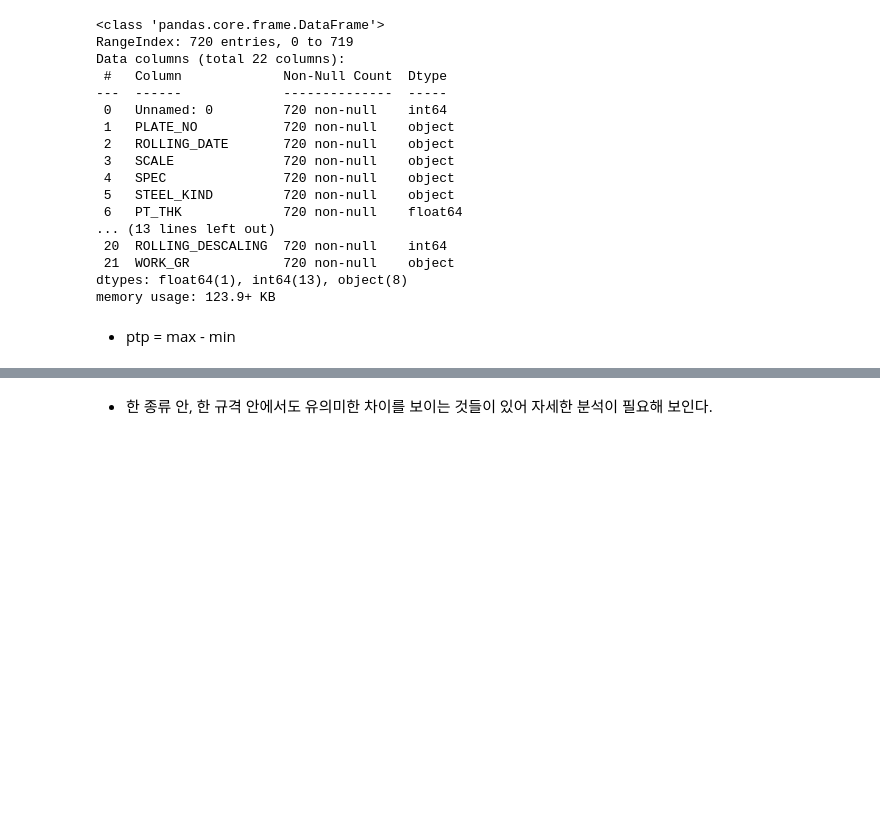
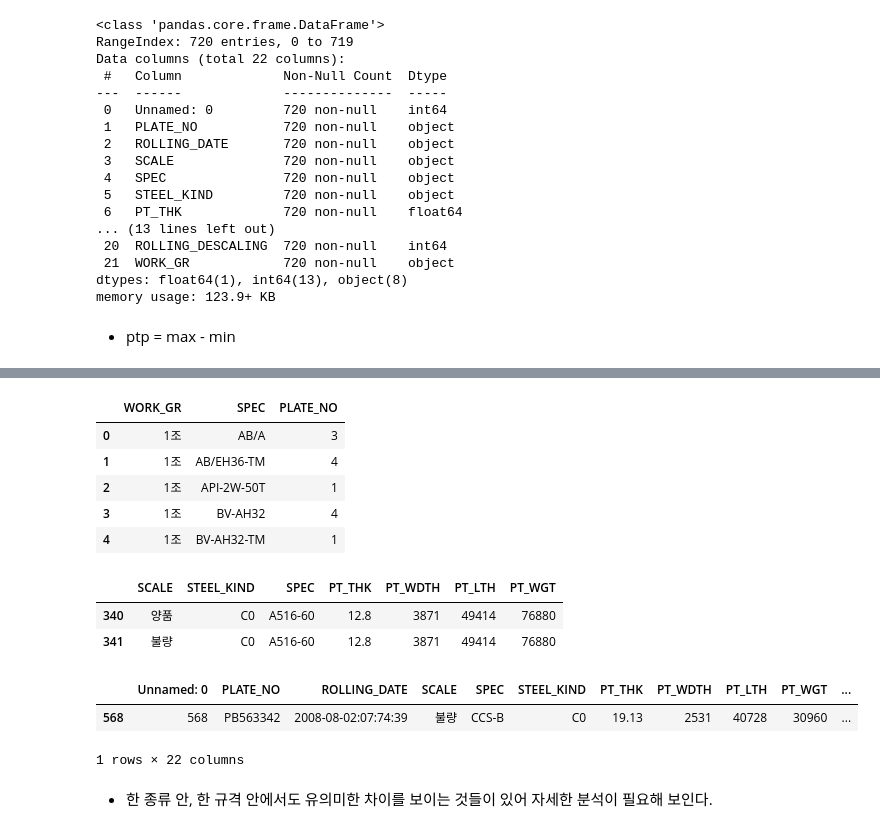
Before and after one commit to Liamns/steel_project, a Jupyter notebook: mg_project.ipynb, the cells around one changed output, grey strips where cells are left out. Saved outputs shown, nothing was run; the diff lists cells and outputs as text; code cells hidden in the pictures; blank space fills up the shorter version.

```diff
--- a/mg_project.ipynb
+++ b/mg_project.ipynb
@@ -55,0 +107,10 @@ C0         A283-C         8.09      844   12163   42770           16           1
+# %%
+group01=steel.groupby(['WORK_GR','SPEC'], as_index=False)[['PLATE_NO']].count()
+group01.head(5)
+# %% [output]
+|  | WORK_GR | SPEC | PLATE_NO |
+| 0 | 1조 | AB/A | 3 |
+| 1 | 1조 | AB/EH36-TM | 4 |
+| 2 | 1조 | API-2W-50T | 1 |
+| 3 | 1조 | BV-AH32 | 4 |
+| 4 | 1조 | BV-AH32-TM | 1 |
@@ -56,3 +120,17 @@ C0         A283-C         8.09      844   12163   42770           16           1
+# %%
+kind = steel.loc[:, ['SCALE','STEEL_KIND','SPEC','PT_THK','PT_WDTH','PT_LTH','PT_WGT']]
+kind[kind['SPEC'] == 'A516-60']
+# %% [output]
+|  | SCALE | STEEL_KIND | SPEC | PT_THK | PT_WDTH | PT_LTH | PT_WGT |
+| 340 | 양품 | C0 | A516-60 | 12.8 | 3871 | 49414 | 76880 |
+| 341 | 불량 | C0 | A516-60 | 12.8 | 3871 | 49414 | 76880 |
+# %%
+kind = steel[steel['STEEL_KIND'] == 'C0']
+kind[kind['SPEC'] == 'CCS-B']
+# %% [output]
+|  | Unnamed: 0 | PLATE_NO | ROLLING_DATE | SCALE | SPEC | STEEL_KIND | PT_THK | PT_WDTH | PT_LTH | PT_WGT | ... |
+| 568 | 568 | PB563342 | 2008-08-02:07:74:39 | 불량 | CCS-B | C0 | 19.13 | 2531 | 40728 | 30960 | ... |
+1 rows × 22 columns
 # %% [markdown]
 - 한 종류 안, 한 규격 안에서도 유의미한 차이를 보이는 것들이 있어 자세한 분석이 필요해 보인다.
 # %% [markdown]
```
Also changed, not shown: parts of 9 cells of this notebook.
